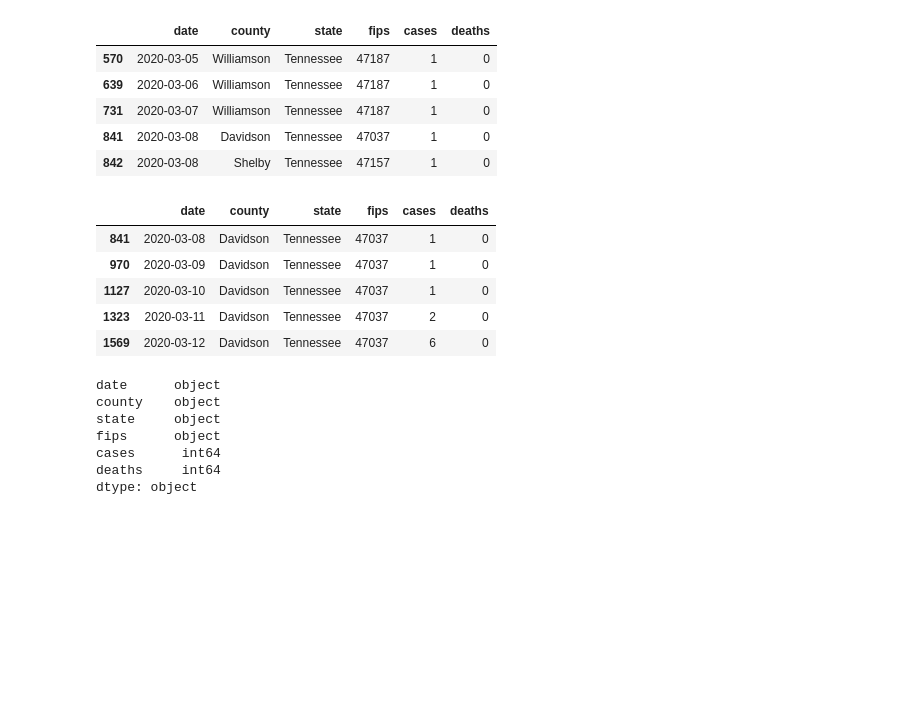
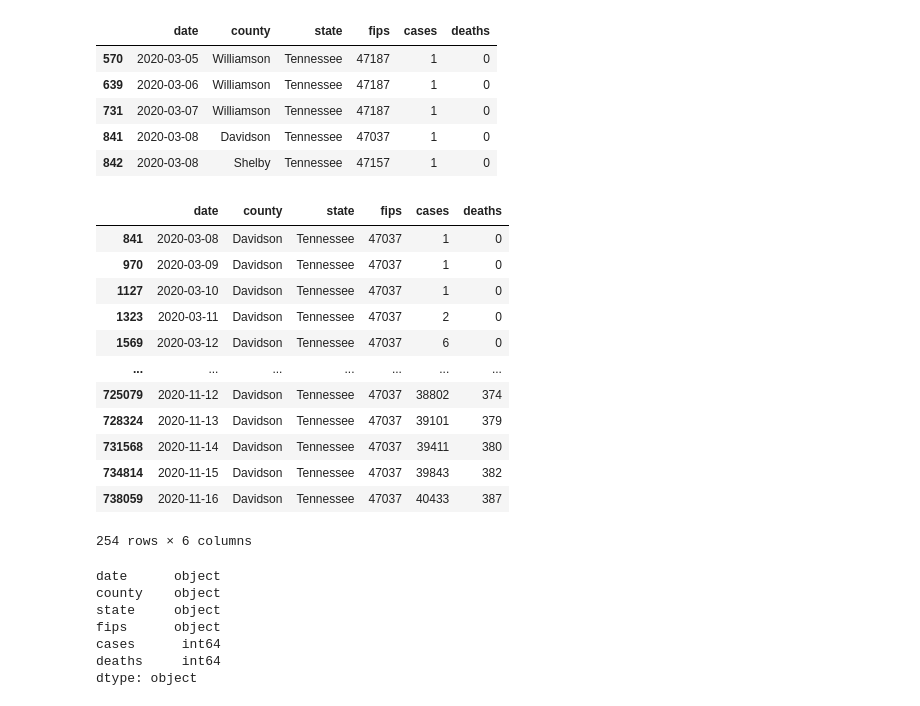
Before and after one commit to NSS-Data-Analytics-Cohort-3/nashville-covid-typhoid_turtles, a Jupyter notebook: notebooks/covid_nashville_KL.ipynb, the cells around one changed output. Cells and saved outputs as stored; diff of their text form; code cells hidden in the pictures; blank space fills up the shorter version.

```diff
--- a/notebooks/covid_nashville_KL.ipynb
+++ b/notebooks/covid_nashville_KL.ipynb
@@ -116,14 +118,21 @@ tennessee_counties.head()
 | 842 | 2020-03-08 | Shelby | Tennessee | 47157 | 1 | 0 |
 # %%
 davidson_cases = tennessee_counties[tennessee_counties['county'] == 'Davidson']
-davidson_cases.head()
+davidson_cases
 # %% [output]
 |  | date | county | state | fips | cases | deaths |
 | 841 | 2020-03-08 | Davidson | Tennessee | 47037 | 1 | 0 |
 | 970 | 2020-03-09 | Davidson | Tennessee | 47037 | 1 | 0 |
 | 1127 | 2020-03-10 | Davidson | Tennessee | 47037 | 1 | 0 |
 | 1323 | 2020-03-11 | Davidson | Tennessee | 47037 | 2 | 0 |
 | 1569 | 2020-03-12 | Davidson | Tennessee | 47037 | 6 | 0 |
+| ... | ... | ... | ... | ... | ... | ... |
+| 725079 | 2020-11-12 | Davidson | Tennessee | 47037 | 38802 | 374 |
+| 728324 | 2020-11-13 | Davidson | Tennessee | 47037 | 39101 | 379 |
+| 731568 | 2020-11-14 | Davidson | Tennessee | 47037 | 39411 | 380 |
+| 734814 | 2020-11-15 | Davidson | Tennessee | 47037 | 39843 | 382 |
+| 738059 | 2020-11-16 | Davidson | Tennessee | 47037 | 40433 | 387 |
+254 rows × 6 columns
 # %%
 davidson_cases.dtypes
 # %% [output]
```
Also changed, not shown: parts of 11 cells of this notebook.
